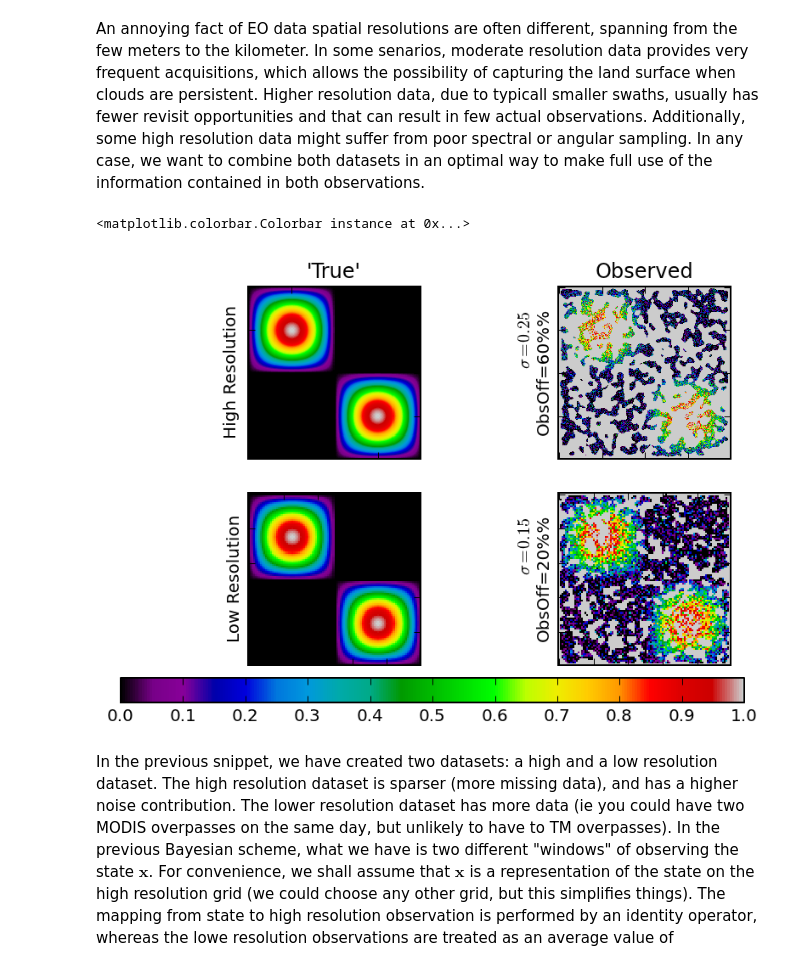
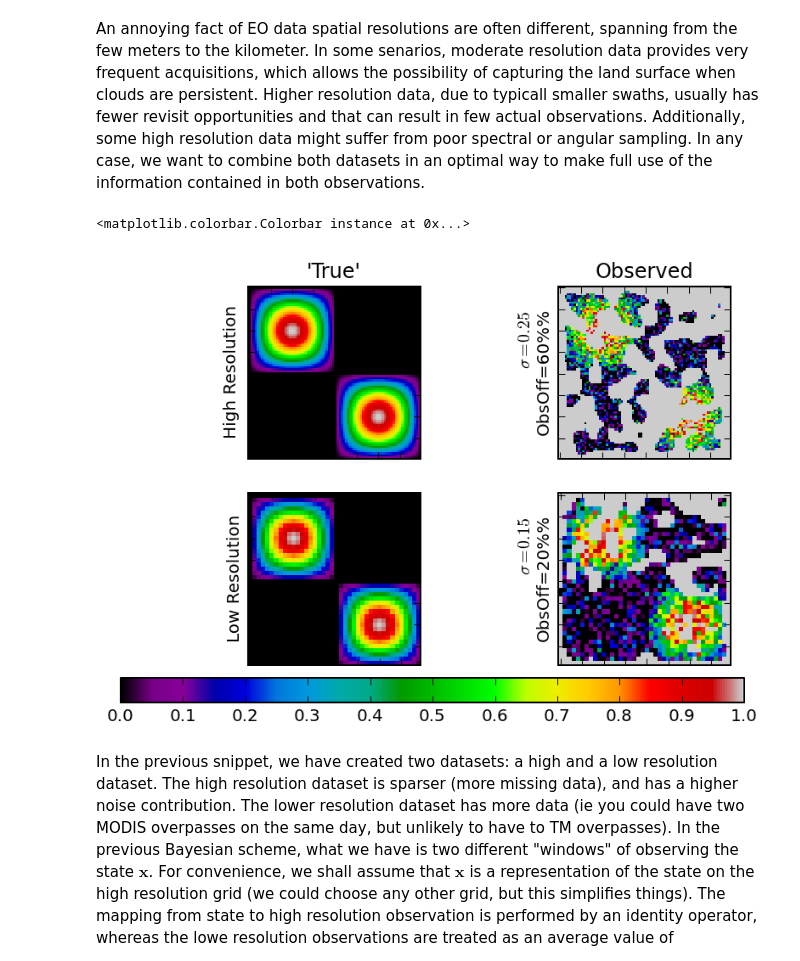
Before and after one commit to maxchernet/toy_eoldas, a Jupyter notebook: SpatialSmoothing.ipynb, the cells around one changed output. Cells and saved outputs as stored; diff of their text form; code cells hidden in the pictures.

```diff
--- a/SpatialSmoothing.ipynb
+++ b/SpatialSmoothing.ipynb
@@ -303,8 +303,8 @@ def the_funco (x0 = np.random.rand  ( ndvi_obs.flatten().shape[0])*0 ):
 # %% [markdown]
 An annoying fact of EO data spatial resolutions are often different, spanning from the few meters to the kilometer. In some senarios, moderate resolution data provides very frequent acquisitions, which allows the possibility of capturing the land surface when clouds are persistent. Higher resolution data, due to typicall smaller swaths, usually has fewer revisit opportunities and that can result in few actual observations. Additionally, some high resolution data might suffer from poor spectral or angular sampling. In any case, we want to combine both datasets in an optimal way to make full use of the information contained in both observations.
 # %%
-rows = 200
-cols = 200
+rows = 80
+cols = 80
 sigma_obs = 0.15
 rows, cols, ndvi_true_hires, ndvi_obs_hires, qa_flag_hires = create_data ( rows, cols, obs_off=0.6, noise=0.20, window_size=11 )
 
@@ -318,36 +318,36 @@ plt.ylabel("High Resolution")
 plt.title("'True'")
 plt.subplot ( 2,2,2)
 plt.title("Observed")
 plt.imshow ( np.ma.array(ndvi_obs_hires,mask=qa_flag_hires==0), \
     interpolation='nearest', vmin=0, vmax=1, cmap=cmap )
 plt.xticks(visible=False)
 plt.yticks(visible=False)
 plt.ylabel("$\sigma=0.25$\nObsOff=60%%")
-rows = 100
-cols = 100
+rows = 40
+cols = 40
 sigma_obs = 0.15
 rows, cols, ndvi_true_lores, ndvi_obs_lores, qa_flag_lores = create_data ( rows, cols, noise=0.15,obs_off=0.3)
 
 cmap=plt.cm.spectral
 cmap.set_bad('0.8')
 plt.subplot ( 2,2,3 )
 plt.imshow ( ndvi_true_lores, interpolation='nearest', vmin=0, vmax=1, cmap=cmap )
 plt.xticks(visible=False)
 plt.yticks(visible=False)
 
 
 plt.ylabel("Low Resolution")
 plt.subplot ( 2,2,4)
 plt.imshow ( np.ma.array(ndvi_obs_lores,mask=qa_flag_lores==0), \
     interpolation='nearest', vmin=0, vmax=1, cmap=cmap )
 plt.xticks(visible=False)
 plt.yticks(visible=False)
 plt.ylabel("$\sigma=0.15$\nObsOff=20%%")
 cax = plt.axes([0.01, 0.05, 0.85, 0.05])
 plt.colorbar(cax=cax,orientation='horizontal')
 # %% [output]
 <matplotlib.colorbar.Colorbar instance at 0x...>
-[figure, old version]
+[figure, new version]
 # %% [markdown]
 In the previous snippet, we have created two datasets: a high and a low resolution dataset. The high resolution dataset is sparser (more missing data), and has a higher noise contribution. The lower resolution dataset has more data (ie you could have two MODIS overpasses on the same day, but unlikely to have to TM overpasses). In the previous Bayesian scheme, what we have is two different "windows" of observing the state $\mathbf{x}$. For convenience, we shall assume that $\mathbf{x}$ is a representation of the state on the high resolution grid (we could choose any other grid, but this simplifies things). The mapping from state to high resolution observation is performed by an identity operator, whereas the lowe resolution observations are treated as an average value of $\matbhf{x}$ under the low resolution footprint: $\mathbf{B}\cdot\mathbf{x}$. Note that in this case, we can also accommodate different IFOVs by constructing $\mathbf{B}$ differently.
 
```
Also changed, not shown: parts of 19 cells of this notebook, 1 other file.
